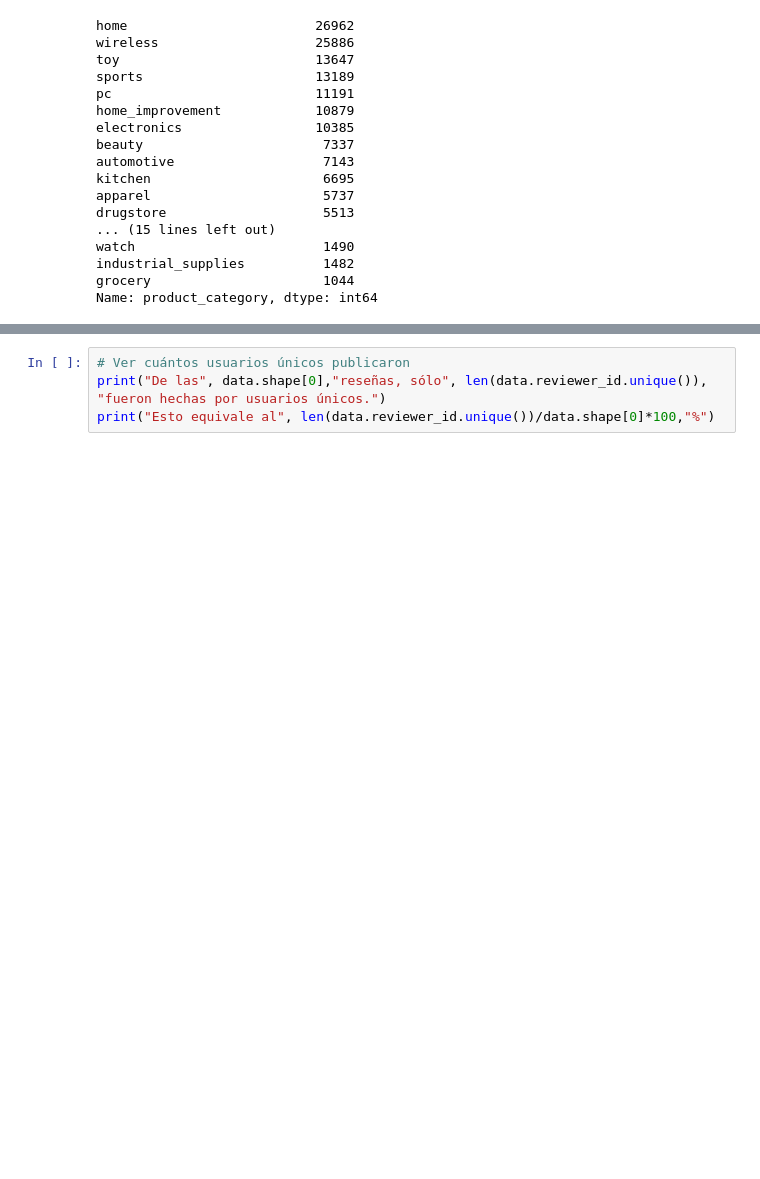
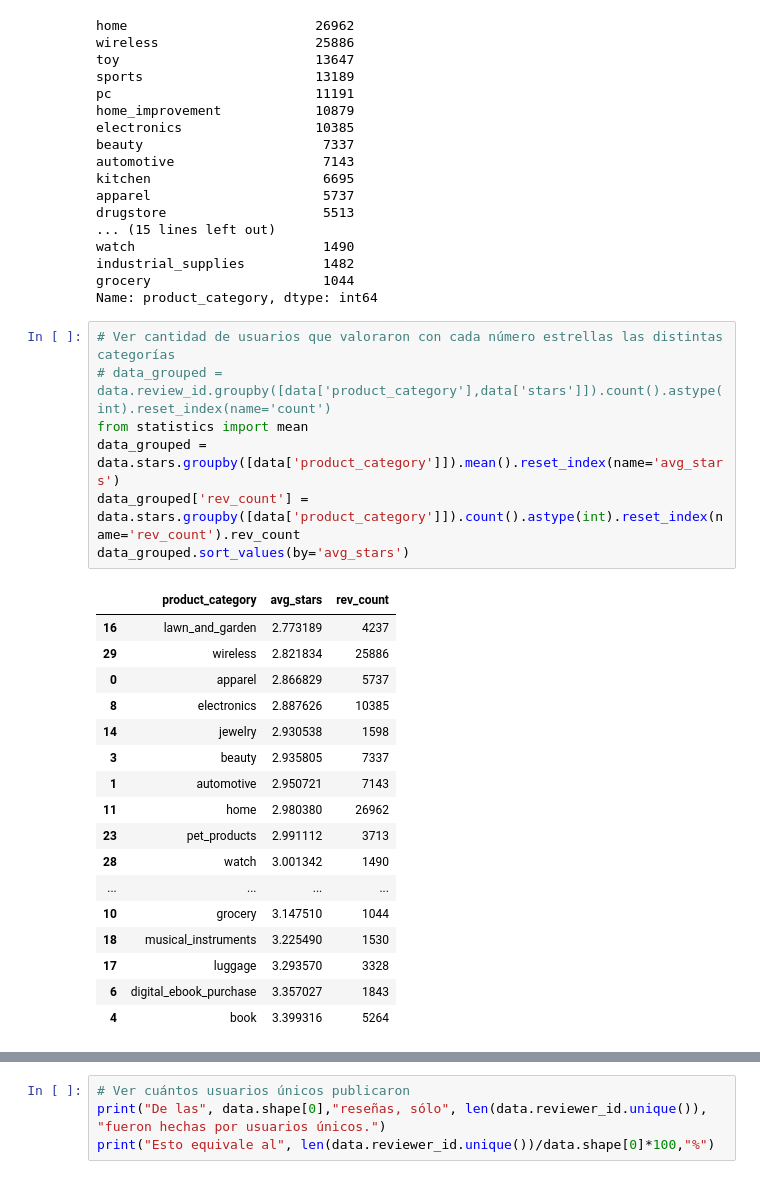
Before and after one commit to lusalmeron/Acamica-DS-Proyecto-3-NLP, a Jupyter notebook: Proyecto_3.ipynb, the cells around one changed output, grey strips where cells are left out. Drawn from its saved outputs; the diff is of its cells as text; blank space fills up the shorter version.

```diff
--- a/Proyecto_3.ipynb
+++ b/Proyecto_3.ipynb
@@ -70,4 +65,29 @@ watch                        1490
 industrial_supplies          1482
 grocery                      1044
 Name: product_category, dtype: int64
+# %%
+# Ver cantidad de usuarios que valoraron con cada número estrellas las distintas categorías
+# data_grouped = data.review_id.groupby([data['product_category'],data['stars']]).count().astype(int).reset_index(name='count')
+from statistics import mean
+data_grouped = data.stars.groupby([data['product_category']]).mean().reset_index(name='avg_stars')
+data_grouped['rev_count'] = data.stars.groupby([data['product_category']]).count().astype(int).reset_index(name='rev_count').rev_count
+data_grouped.sort_values(by='avg_stars')
+# %% [output]
+|  | product_category | avg_stars | rev_count |
+| 16 | lawn_and_garden | 2.773189 | 4237 |
+| 29 | wireless | 2.821834 | 25886 |
+| 0 | apparel | 2.866829 | 5737 |
+| 8 | electronics | 2.887626 | 10385 |
+| 14 | jewelry | 2.930538 | 1598 |
+| 3 | beauty | 2.935805 | 7337 |
+| 1 | automotive | 2.950721 | 7143 |
+| 11 | home | 2.980380 | 26962 |
+| 23 | pet_products | 2.991112 | 3713 |
+| 28 | watch | 3.001342 | 1490 |
+| ... | ... | ... | ... |
+| 10 | grocery | 3.147510 | 1044 |
+| 18 | musical_instruments | 3.225490 | 1530 |
+| 17 | luggage | 3.293570 | 3328 |
+| 6 | digital_ebook_purchase | 3.357027 | 1843 |
+| 4 | book | 3.399316 | 5264 |
 # %%
```
Also changed, not shown: parts of 24 cells of this notebook, 1 other file.
